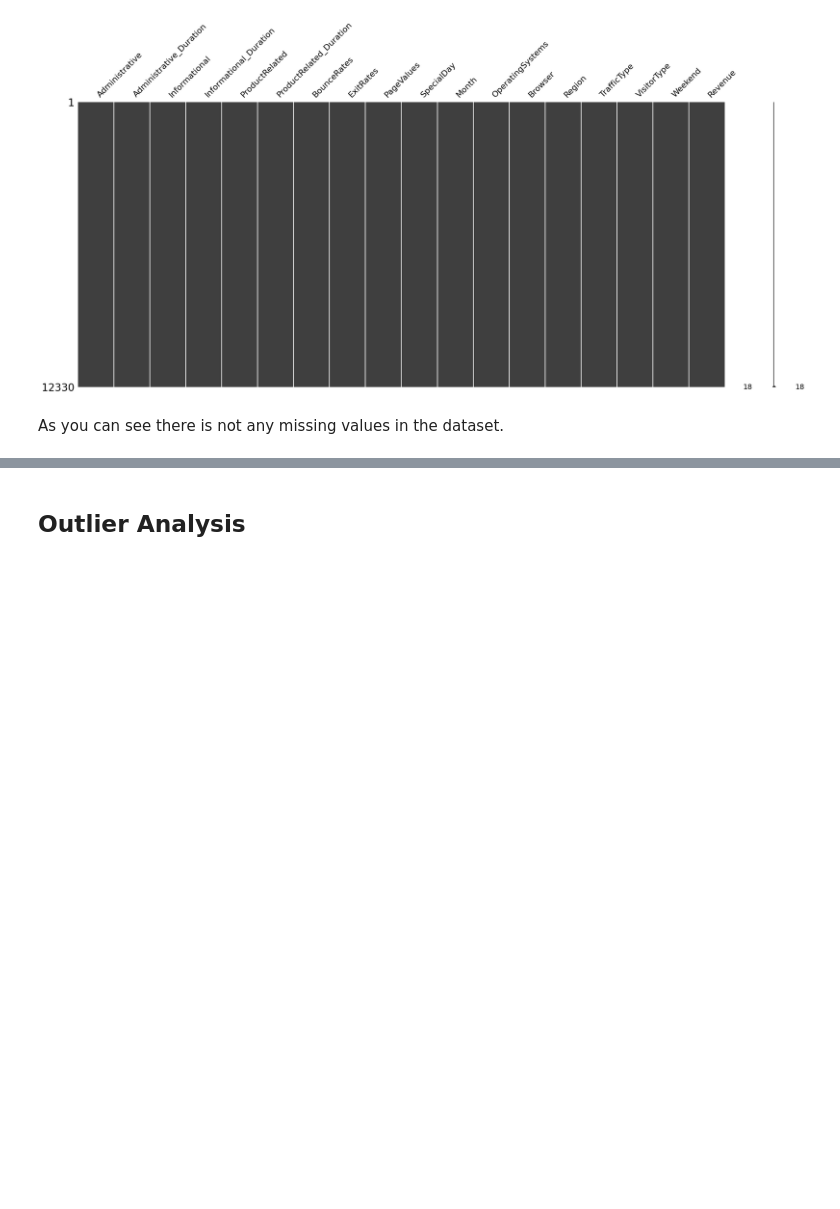
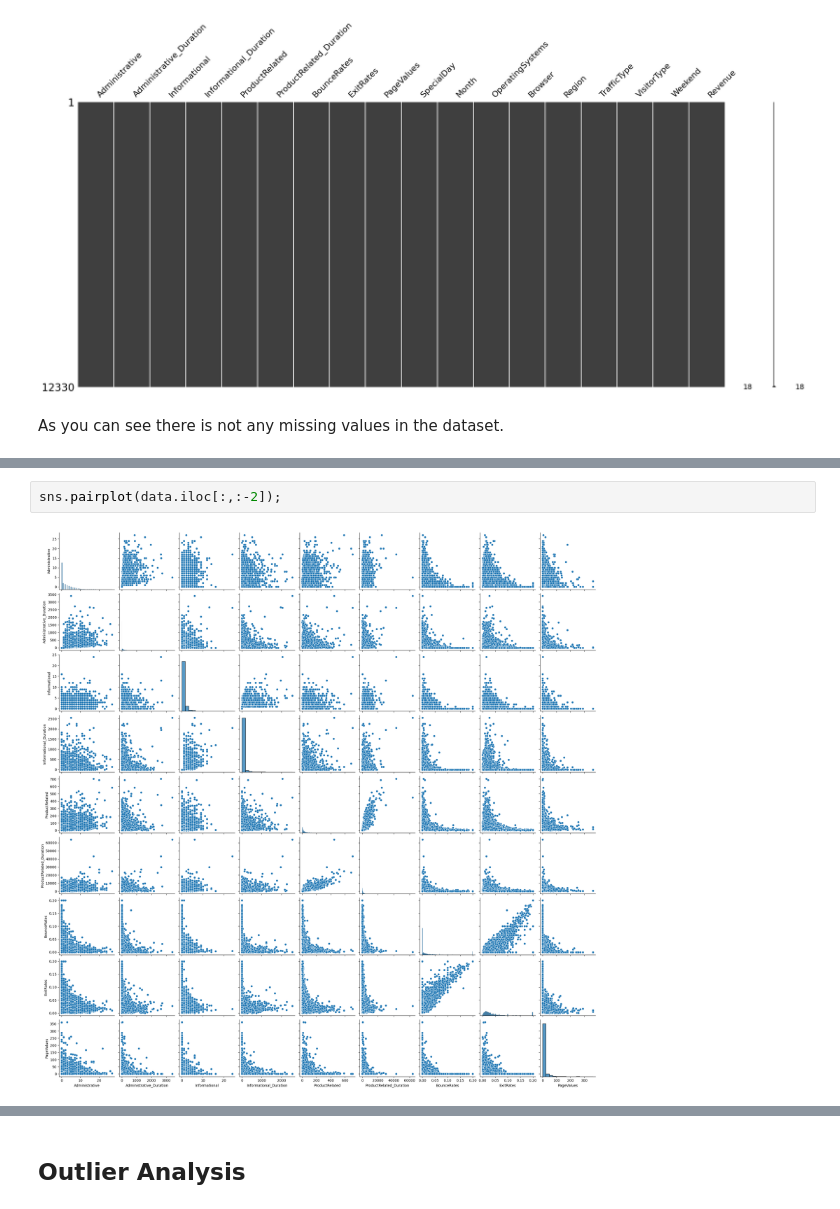
Before and after one commit to yilmazburakbas/purchasing-intention, a Jupyter notebook: Purchasing_Intention.ipynb, the cells around one changed output, grey strips where cells are left out. Cells and saved outputs as stored; diff of their text form; blank space fills up the shorter version.

```diff
--- a/Purchasing_Intention.ipynb
+++ b/Purchasing_Intention.ipynb
@@ -140,0 +150,4 @@ As you can see there is not any missing values in the dataset.
+# %%
+sns.pairplot(data.iloc[:,:-2]);
+# %% [output]
+[figure, added]
```
Also changed, not shown: parts of 9 cells of this notebook.
